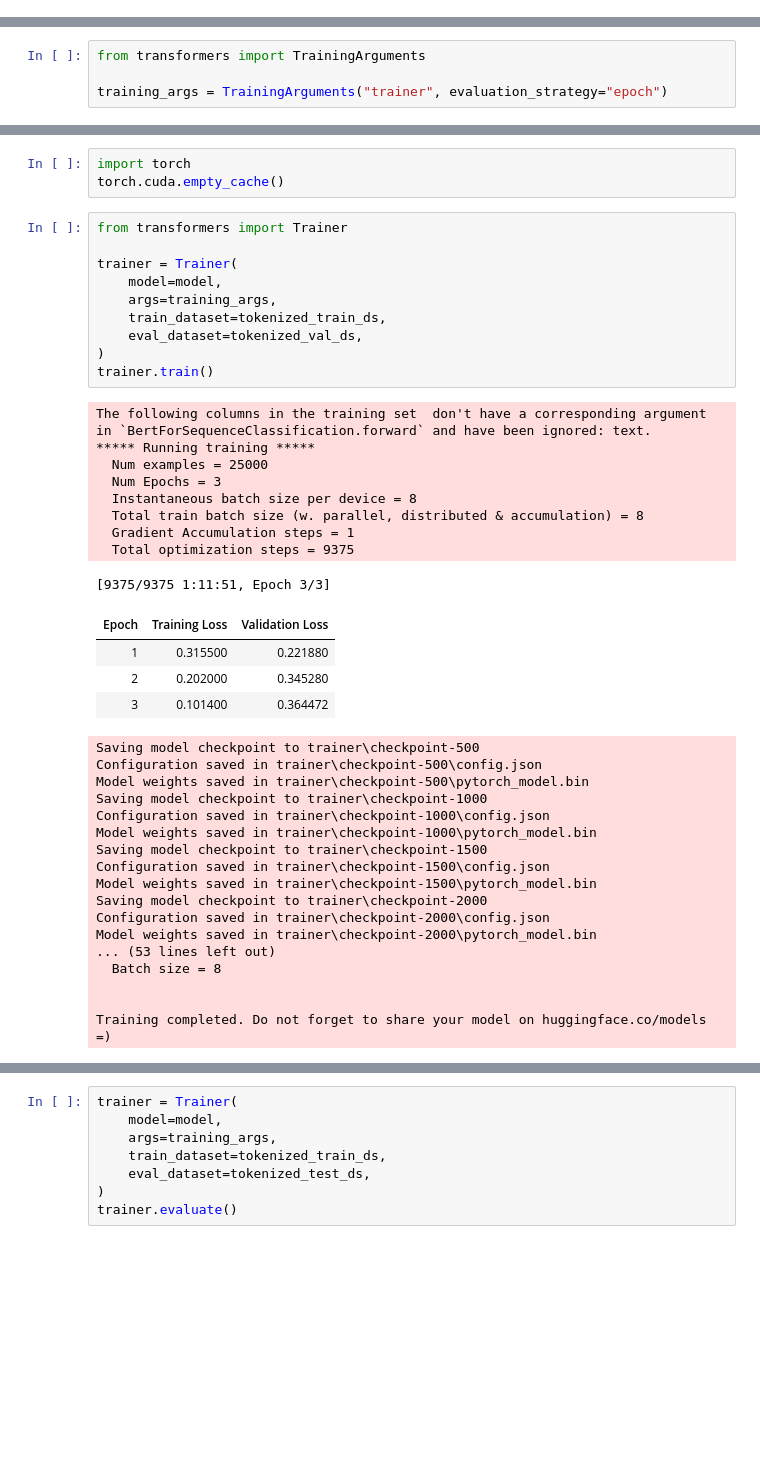
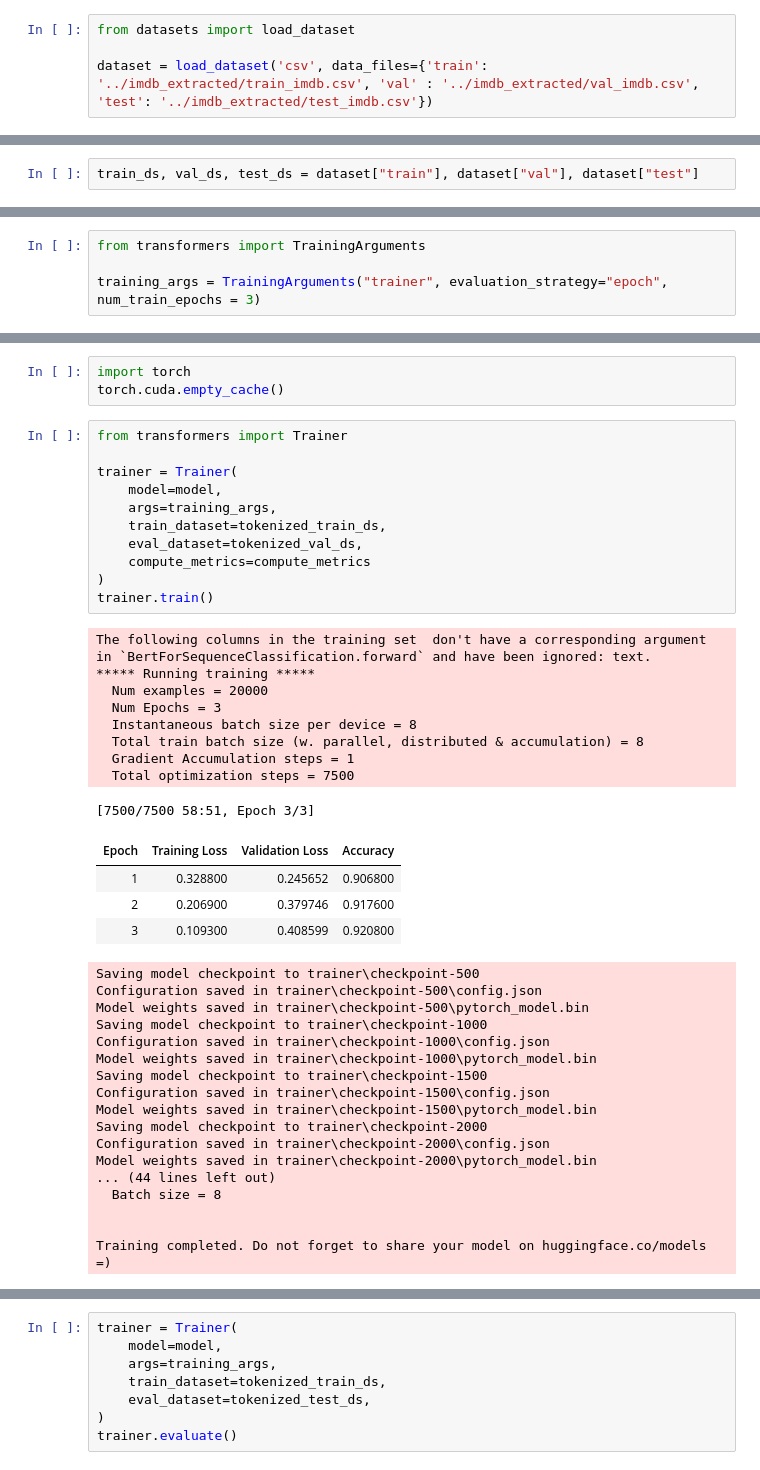
Before and after one commit to JulienGervai/sys843, a Jupyter notebook: imdb/BERT/BERT_IMDB.ipynb, the cells around one changed output, grey strips where cells are left out. Cells and saved outputs as stored; diff of their text form; blank space fills up the shorter version.

```diff
--- a/imdb/BERT/BERT_IMDB.ipynb
+++ b/imdb/BERT/BERT_IMDB.ipynb
@@ -6,0 +1,4 @@ Reusing dataset imdb (C:\Users\AR88750\.cache\huggingface\datasets\imdb\plain_te
+# %%
+from datasets import load_dataset
+
+dataset = load_dataset('csv', data_files={'train': '../imdb_extracted/train_imdb.csv', 'val' : '../imdb_extracted/val_imdb.csv', 'test': '../imdb_extracted/test_imdb.csv'})
@@ -7,3 +8,5 @@ Reusing dataset imdb (C:\Users\AR88750\.cache\huggingface\datasets\imdb\plain_te
+# %%
+train_ds, val_ds, test_ds = dataset["train"], dataset["val"], dataset["test"]
 # %%
 train_ds
 # %% [output]
@@ -53,4 +59,4 @@ You should probably TRAIN this model on a down-stream task to be able to use it
 # %%
 from transformers import TrainingArguments
 
-training_args = TrainingArguments("trainer", evaluation_strategy="epoch")
+training_args = TrainingArguments("trainer", evaluation_strategy="epoch", num_train_epochs = 3)
@@ -70,27 +96,28 @@ torch.cuda.empty_cache()
 # %%
 from transformers import Trainer
 
 trainer = Trainer(
     model=model,
     args=training_args,
     train_dataset=tokenized_train_ds,
     eval_dataset=tokenized_val_ds,
+    compute_metrics=compute_metrics
 )
 trainer.train()
 # %% [output]
 The following columns in the training set  don't have a corresponding argument in `BertForSequenceClassification.forward` and have been ignored: text.
 ***** Running training *****
-  Num examples = 25000
+  Num examples = 20000
   Num Epochs = 3
   Instantaneous batch size per device = 8
   Total train batch size (w. parallel, distributed & accumulation) = 8
   Gradient Accumulation steps = 1
-  Total optimization steps = 9375
+  Total optimization steps = 7500
-[9375/9375 1:11:51, Epoch 3/3]
+[7500/7500 58:51, Epoch 3/3]
-| Epoch | Training Loss | Validation Loss |
-| 1 | 0.315500 | 0.221880 |
-| 2 | 0.202000 | 0.345280 |
-| 3 | 0.101400 | 0.364472 |
+| Epoch | Training Loss | Validation Loss | Accuracy |
+| 1 | 0.328800 | 0.245652 | 0.906800 |
+| 2 | 0.206900 | 0.379746 | 0.917600 |
+| 3 | 0.109300 | 0.408599 | 0.920800 |
 Saving model checkpoint to trainer\checkpoint-500
 Configuration saved in trainer\checkpoint-500\config.json
 Model weights saved in trainer\checkpoint-500\pytorch_model.bin
@@ -103,7 +130,7 @@ Model weights saved in trainer\checkpoint-1500\pytorch_model.bin
 Saving model checkpoint to trainer\checkpoint-2000
 Configuration saved in trainer\checkpoint-2000\config.json
 Model weights saved in trainer\checkpoint-2000\pytorch_model.bin
-... (53 lines left out)
+... (44 lines left out)
   Batch size = 8
 
 
```
Also changed, not shown: parts of 16 cells of this notebook.
